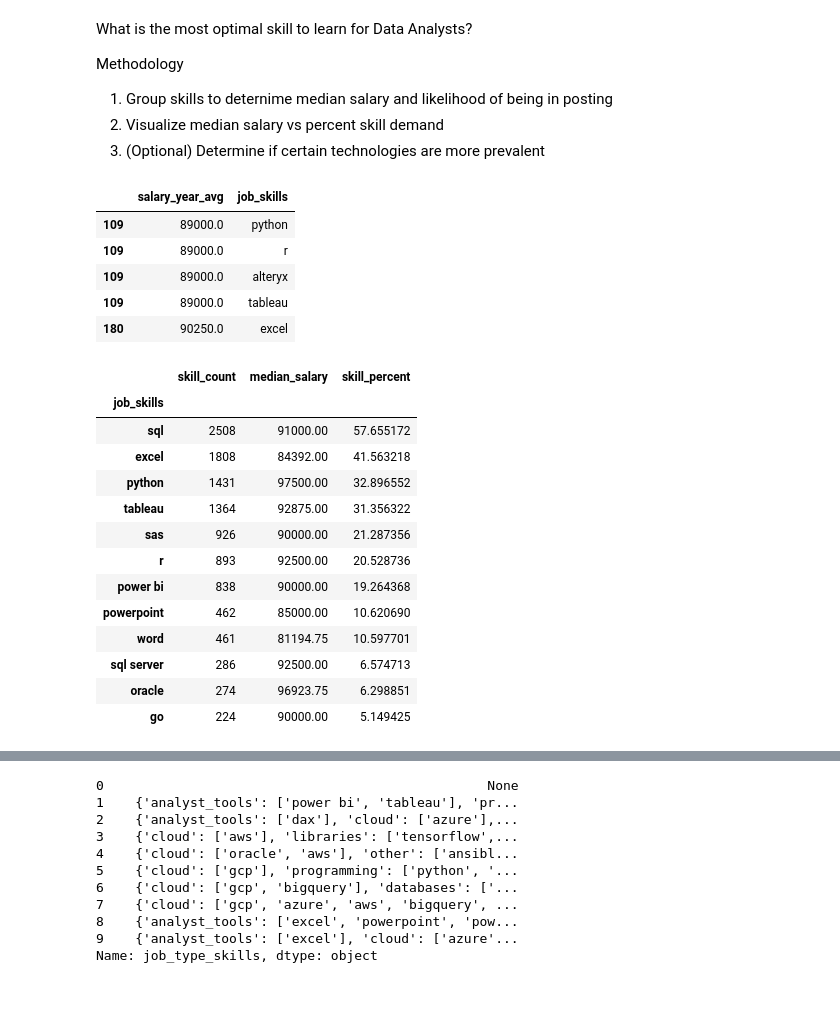
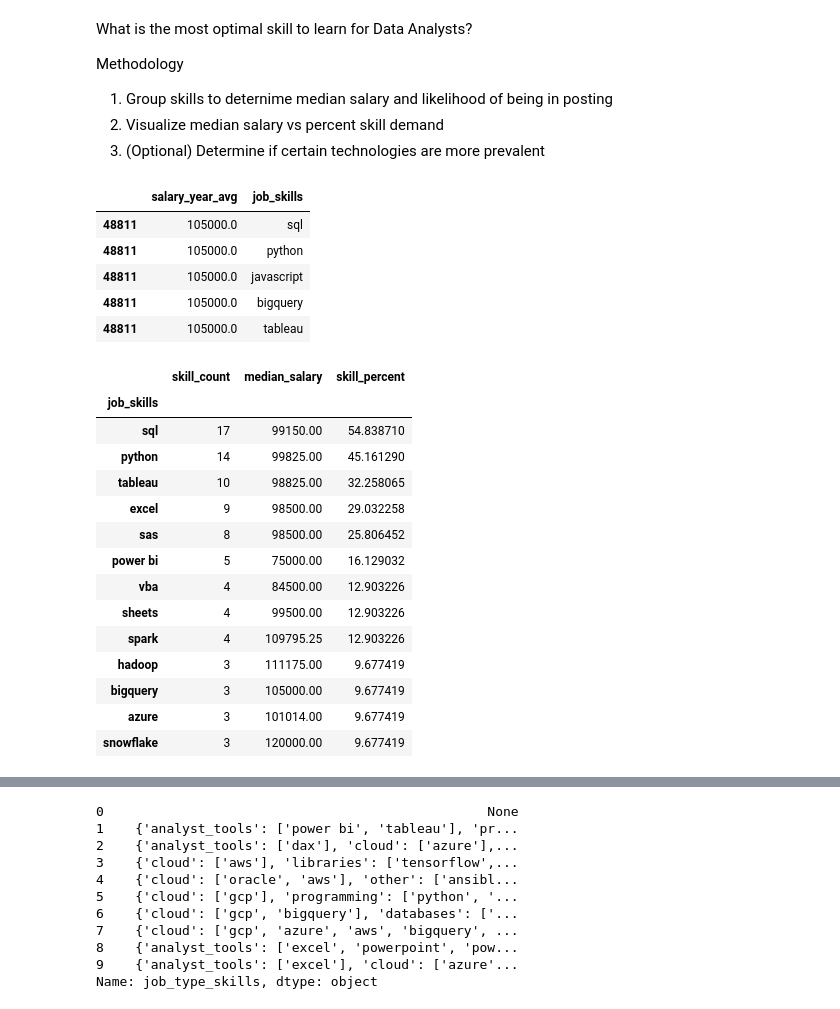
Before and after one commit to Cuishine/Python_Data_Project, a Jupyter notebook: 3_Project/5_Optimal_Skills.ipynb, the cells around one changed output, grey strips where cells are left out. Drawn from its saved outputs; the diff is of its cells as text; code cells hidden in the pictures.

```diff
--- a/3_Project/5_Optimal_Skills.ipynb
+++ b/3_Project/5_Optimal_Skills.ipynb
@@ -20,51 +20,67 @@ df =dataset['train'].to_pandas()
 
 # Data Cleaning
 df['job_posted_date'] = pd.to_datetime(df['job_posted_date'])
-df['job_skills'] = df['job_skills'].apply(lambda x: ast.literal_eval(x) if pd.notna(x) else x)
+df['job_skills'] = df['job_skills'].apply(lambda x: ast.literal_eval(x) if pd.notna(x) and pd.notnull(x) else x)
 # %%
-df_DA_US = df[(df['job_title_short'] == 'Data Analyst') & (df['job_country'] == 'United States')].copy()
+# df_DA_US = df[(df['job_title_short'] == 'Data Analyst') & (df['job_country'] == 'United States')].copy()
+df_DA_CA = df[(df['job_title_short'] == 'Data Analyst') & (df['job_country'] == 'Canada')].copy()
 # %%
-df_DA_US =df_DA_US.dropna(subset=['salary_year_avg'])
+df_DA_CA =df_DA_CA.dropna(subset=['salary_year_avg'])
 
-df_DA_US_exploded = df_DA_US.explode('job_skills')
+df_DA_CA_exploded = df_DA_CA.explode('job_skills')
 
-df_DA_US_exploded[['salary_year_avg','job_skills']].head()
+df_DA_CA_exploded[['salary_year_avg','job_skills']].head()
 # %% [output]
 |  | salary_year_avg | job_skills |
-| 109 | 89000.0 | python |
-| 109 | 89000.0 | r |
-| 109 | 89000.0 | alteryx |
-| 109 | 89000.0 | tableau |
-| 180 | 90250.0 | excel |
+| 48811 | 105000.0 | sql |
+| 48811 | 105000.0 | python |
+| 48811 | 105000.0 | javascript |
+| 48811 | 105000.0 | bigquery |
+| 48811 | 105000.0 | tableau |
 # %%
-df_DA_skills = df_DA_US_exploded.groupby('job_skills')['salary_year_avg'].agg(['count','median']).sort_values('count',ascending=False)
+df_DA_skills = df_DA_CA_exploded.groupby('job_skills')['salary_year_avg'].agg(['count','median']).sort_values('count',ascending=False)
 
-df_DA_skills = df_DA_skills.rename(columns={'count':'skill_count', 'median': 'median_salary'})
+df_DA_skills = df_DA_skills.rename(columns={'count': 'skill_count', 'median': 'median_salary'})
 
-DA_job_count = len(df_DA_US)
+df_DA_skills
+
+DA_job_count = len(df_DA_CA)
 
 df_DA_skills['skill_percent'] = df_DA_skills['skill_count'] / DA_job_count * 100
 
-skill_percent = 5
+skill_percent = 7
 
-df_DA_skills_high_demand = df_DA_skills[df_DA_skills['skill_percent'] > skill_percent]
+df_DA_skills_high_demend = df_DA_skills[df_DA_skills['skill_percent'] > skill_percent]
 
-df_DA_skills_high_demand
+df_DA_skills_high_demend
+
+
+
+# DA_job_count = len(df_DA_CA)
+
+# df_DA_skills['skill_percent'] = df_DA_skills['skill_count'] / DA_job_count * 100
+
+# skill_percent = 5
+
+# df_DA_skills_high_demand = df_DA_skills[df_DA_skills['skill_percent'] > skill_percent]
+
+# df_DA_skills_high_demand
 # %% [output]
 |  | skill_count | median_salary | skill_percent |
 | job_skills |  |  |  |
-| sql | 2508 | 91000.00 | 57.655172 |
-| excel | 1808 | 84392.00 | 41.563218 |
-| python | 1431 | 97500.00 | 32.896552 |
-| tableau | 1364 | 92875.00 | 31.356322 |
-| sas | 926 | 90000.00 | 21.287356 |
-| r | 893 | 92500.00 | 20.528736 |
-| power bi | 838 | 90000.00 | 19.264368 |
-| powerpoint | 462 | 85000.00 | 10.620690 |
-| word | 461 | 81194.75 | 10.597701 |
-| sql server | 286 | 92500.00 | 6.574713 |
-| oracle | 274 | 96923.75 | 6.298851 |
-| go | 224 | 90000.00 | 5.149425 |
+| sql | 17 | 99150.00 | 54.838710 |
+| python | 14 | 99825.00 | 45.161290 |
+| tableau | 10 | 98825.00 | 32.258065 |
+| excel | 9 | 98500.00 | 29.032258 |
+| sas | 8 | 98500.00 | 25.806452 |
+| power bi | 5 | 75000.00 | 16.129032 |
+| vba | 4 | 84500.00 | 12.903226 |
+| sheets | 4 | 99500.00 | 12.903226 |
+| spark | 4 | 109795.25 | 12.903226 |
+| hadoop | 3 | 111175.00 | 9.677419 |
+| bigquery | 3 | 105000.00 | 9.677419 |
+| azure | 3 | 101014.00 | 9.677419 |
+| snowflake | 3 | 120000.00 | 9.677419 |
 # %%
 from adjustText import adjust_text
 
```
Also changed, not shown: parts of 10 cells of this notebook, 1 other file.
